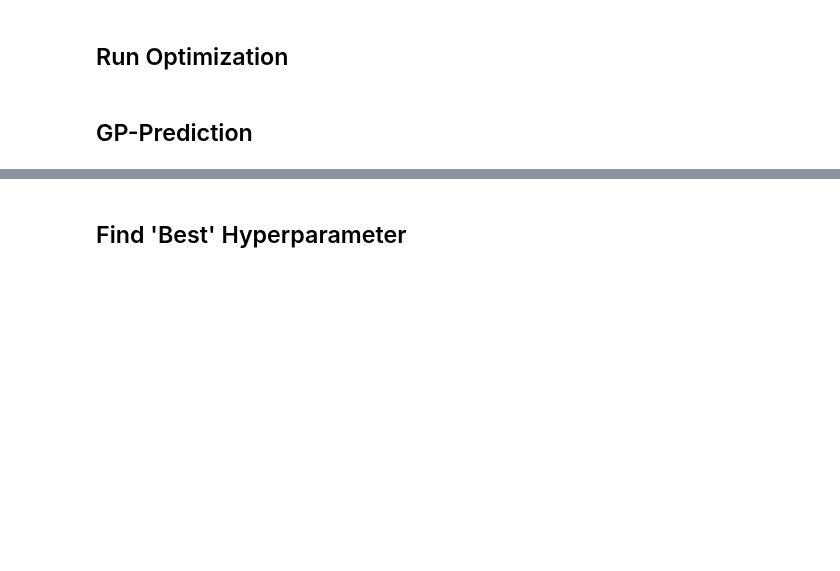
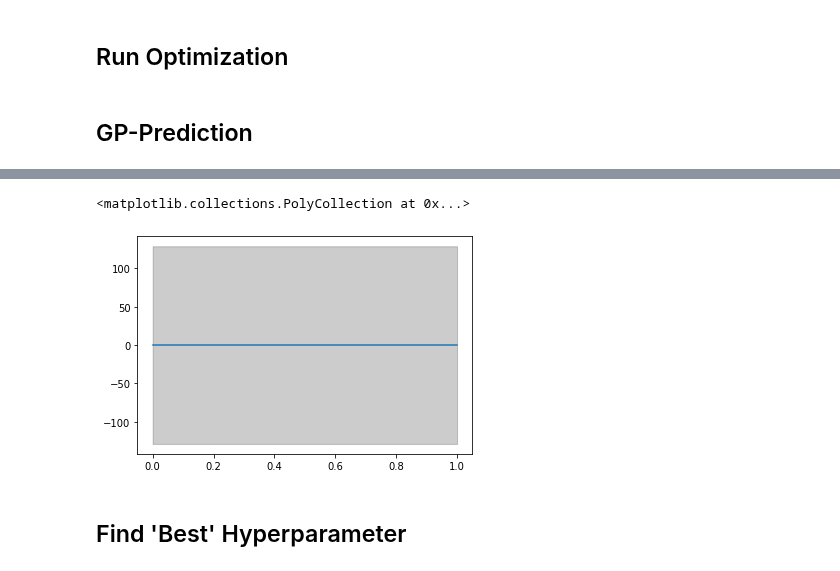
Before and after one commit to psaegert/AML-Final, a Jupyter notebook: models/INN.ipynb, the cells around one changed output, grey strips where cells are left out. Cells and saved outputs as stored; diff of their text form; code cells hidden in the pictures; blank space fills up the shorter version.

```diff
--- a/models/INN.ipynb
+++ b/models/INN.ipynb
@@ -65,4 +69,7 @@ hyperparameter_search_space_boundaries = {
     'n_coupling_network_hidden_nodes': [16, 1024],
 }
+# %%
+def scale_hyperparameters(hyperparameters, hyperparameter_search_space_boundaries):
+    return np.array([h * (boundaries[1] - boundaries[0]) + boundaries[0] for h, boundaries in zip(hyperparameters, hyperparameter_search_space_boundaries)])
 # %% [markdown]
 ## Cross-Validation: Helper Functions
@@ -246,3 +270,19 @@ for y_label in ['hosp', 'death']:
+# %%
+n_coupling_network_hidden_nodes_linspace = np.linspace(0,1 , 1000).reshape(-1, 1)
+n_blocks_linspace = np.full_like(n_coupling_network_hidden_nodes_linspace, 0.2)
+n_coupling_network_hidden_layers_linspace = np.full_like(n_coupling_network_hidden_nodes_linspace, 0.5)
+
+combined_space = np.concatenate([n_blocks_linspace, n_coupling_network_hidden_layers_linspace, n_coupling_network_hidden_nodes_linspace], axis=1)
+scaled_combined_space = np.array([scale_hyperparameters(triple, hyperparameter_search_space_boundaries.values()) for triple in combined_space])
+
+GP_predicted_log_loss_mean, GP_predicted_log_loss_var = GP.predict_noiseless(scaled_combined_space)
+GP_predicted_log_loss_std = np.sqrt(GP_predicted_log_loss_var)
+# %%
+plt.plot(n_coupling_network_hidden_nodes_linspace[:, 0], GP_predicted_log_loss_mean)
+plt.fill_between(n_coupling_network_hidden_nodes_linspace[:, 0], GP_predicted_log_loss_mean[:, 0] - GP_predicted_log_loss_std[:, 0], GP_predicted_log_loss_mean[:, 0] + GP_predicted_log_loss_std[:, 0], color='black', alpha=0.2)
+# %% [output]
+<matplotlib.collections.PolyCollection at 0x...>
+[figure, added]
 # %% [markdown]
 ## Find 'Best' Hyperparameter
 # %%
```
Also changed, not shown: parts of 12 cells of this notebook.
